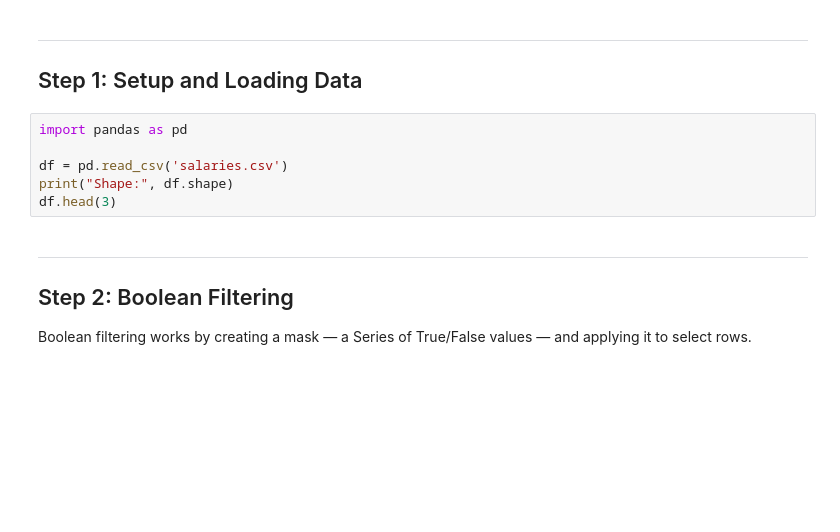
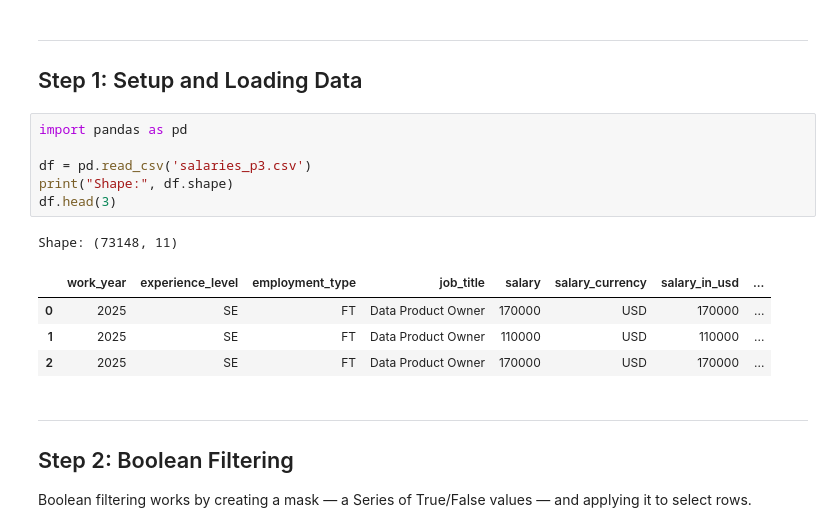
Before and after one commit to tsarukoles/machine-learning, a Jupyter notebook: week-1/pandas_filtering_groupby_tutorial.ipynb, the cells around one changed output. Saved outputs shown, nothing was run; the diff lists cells and outputs as text; blank space fills up the shorter version.

```diff
--- a/week-1/pandas_filtering_groupby_tutorial.ipynb
+++ b/week-1/pandas_filtering_groupby_tutorial.ipynb
@@ -21,9 +21,15 @@ Once you can load and inspect a DataFrame, the next essential skills are filteri
 # %%
 import pandas as pd
 
-df = pd.read_csv('salaries.csv')
+df = pd.read_csv('salaries_p3.csv')
 print("Shape:", df.shape)
 df.head(3)
+# %% [output]
+Shape: (73148, 11)
+|  | work_year | experience_level | employment_type | job_title | salary | salary_currency | salary_in_usd | ... |
+| 0 | 2025 | SE | FT | Data Product Owner | 170000 | USD | 170000 | ... |
+| 1 | 2025 | SE | FT | Data Product Owner | 110000 | USD | 110000 | ... |
+| 2 | 2025 | SE | FT | Data Product Owner | 170000 | USD | 170000 | ... |
 # %% [markdown]
 ---
 ## Step 2: Boolean Filtering
```
Also changed, not shown: parts of 20 cells of this notebook, 2 other files.
